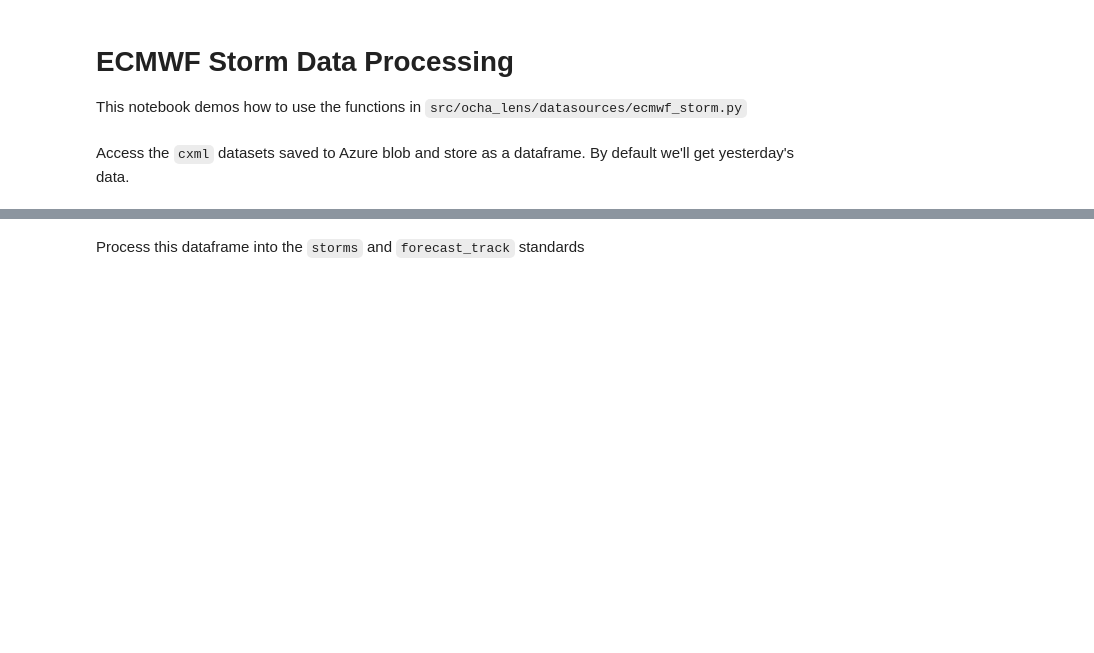
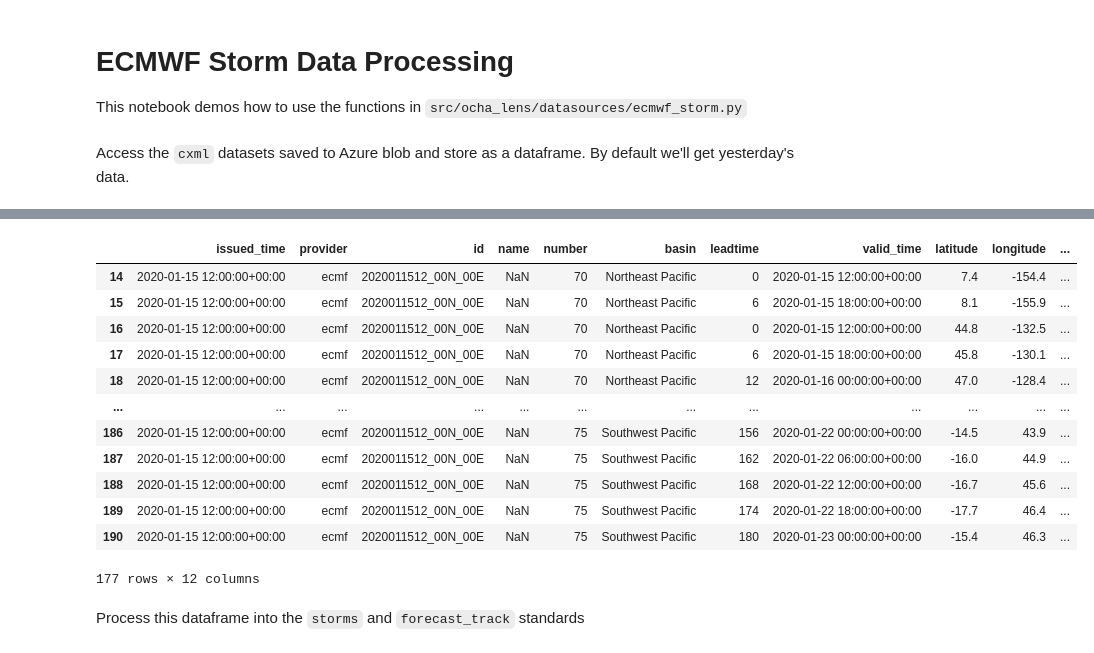
Before and after one commit to OCHA-DAP/ocha-lens, a Jupyter notebook: examples/ecmwf_storm.ipynb, the cells around one changed output, grey strips where cells are left out. Saved outputs shown, nothing was run; the diff lists cells and outputs as text; code cells hidden in the pictures; blank space fills up the shorter version.

```diff
--- a/examples/ecmwf_storm.ipynb
+++ b/examples/ecmwf_storm.ipynb
@@ -16,3 +34,19 @@ Processing for 2025-07-20 00:00:00...
+# %%
+df_raw[df_raw.id == "2020011512_00N_00E"]
+# %% [output]
+|  | issued_time | provider | id | name | number | basin | leadtime | valid_time | latitude | longitude | ... |
+| 14 | 2020-01-15 12:00:00+00:00 | ecmf | 2020011512_00N_00E | NaN | 70 | Northeast Pacific | 0 | 2020-01-15 12:00:00+00:00 | 7.4 | -154.4 | ... |
+| 15 | 2020-01-15 12:00:00+00:00 | ecmf | 2020011512_00N_00E | NaN | 70 | Northeast Pacific | 6 | 2020-01-15 18:00:00+00:00 | 8.1 | -155.9 | ... |
+| 16 | 2020-01-15 12:00:00+00:00 | ecmf | 2020011512_00N_00E | NaN | 70 | Northeast Pacific | 0 | 2020-01-15 12:00:00+00:00 | 44.8 | -132.5 | ... |
+| 17 | 2020-01-15 12:00:00+00:00 | ecmf | 2020011512_00N_00E | NaN | 70 | Northeast Pacific | 6 | 2020-01-15 18:00:00+00:00 | 45.8 | -130.1 | ... |
+| 18 | 2020-01-15 12:00:00+00:00 | ecmf | 2020011512_00N_00E | NaN | 70 | Northeast Pacific | 12 | 2020-01-16 00:00:00+00:00 | 47.0 | -128.4 | ... |
+| ... | ... | ... | ... | ... | ... | ... | ... | ... | ... | ... | ... |
+| 186 | 2020-01-15 12:00:00+00:00 | ecmf | 2020011512_00N_00E | NaN | 75 | Southwest Pacific | 156 | 2020-01-22 00:00:00+00:00 | -14.5 | 43.9 | ... |
+| 187 | 2020-01-15 12:00:00+00:00 | ecmf | 2020011512_00N_00E | NaN | 75 | Southwest Pacific | 162 | 2020-01-22 06:00:00+00:00 | -16.0 | 44.9 | ... |
+| 188 | 2020-01-15 12:00:00+00:00 | ecmf | 2020011512_00N_00E | NaN | 75 | Southwest Pacific | 168 | 2020-01-22 12:00:00+00:00 | -16.7 | 45.6 | ... |
+| 189 | 2020-01-15 12:00:00+00:00 | ecmf | 2020011512_00N_00E | NaN | 75 | Southwest Pacific | 174 | 2020-01-22 18:00:00+00:00 | -17.7 | 46.4 | ... |
+| 190 | 2020-01-15 12:00:00+00:00 | ecmf | 2020011512_00N_00E | NaN | 75 | Southwest Pacific | 180 | 2020-01-23 00:00:00+00:00 | -15.4 | 46.3 | ... |
+177 rows × 12 columns
 # %% [markdown]
 Process this dataframe into the `storms` and `forecast_track` standards
 # %%
```
Also changed, not shown: parts of 10 cells of this notebook, 1 other file.
